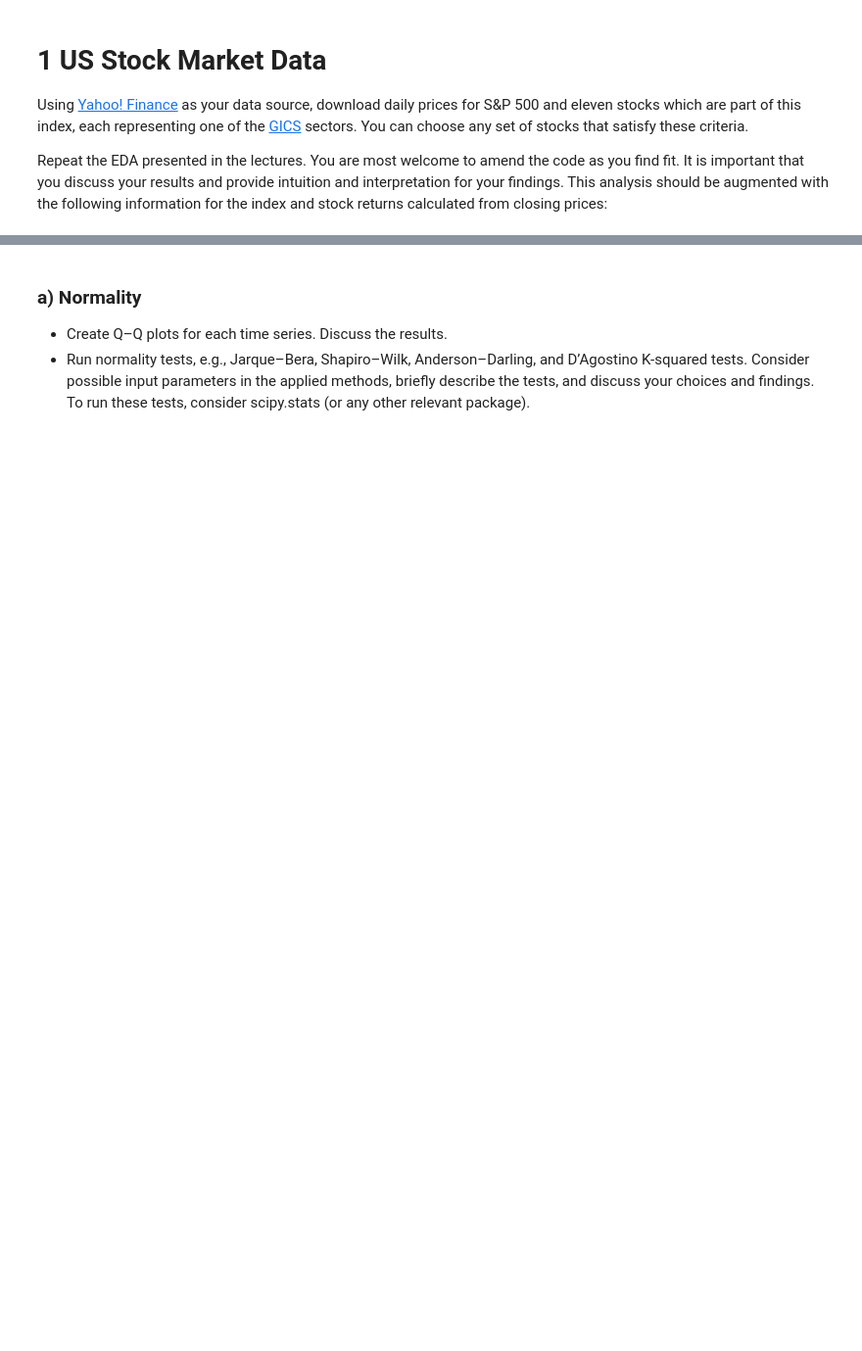
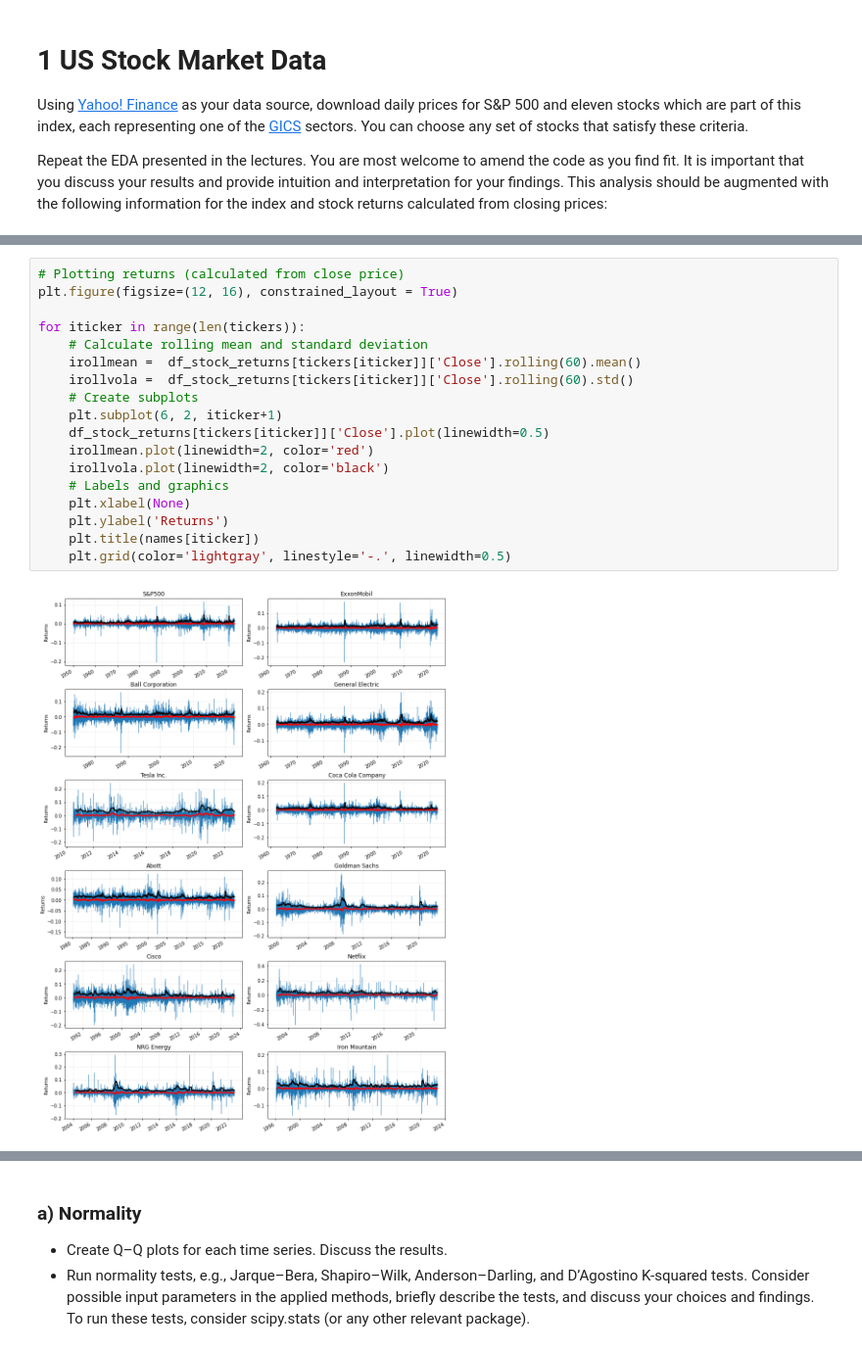
Before and after one commit to brs22/ML-HW-1, a Jupyter notebook: code.ipynb, the cells around one changed output, grey strips where cells are left out. Shown at 98% size. Drawn from its saved outputs; the diff is of its cells as text; blank space fills up the shorter version.

```diff
--- a/code.ipynb
+++ b/code.ipynb
@@ -6,0 +257,20 @@ Repeat the EDA presented in the lectures. You are most welcome to amend the code
+# %%
+# Plotting returns (calculated from close price)
+plt.figure(figsize=(12, 16), constrained_layout = True)
+
+for iticker in range(len(tickers)):
+    # Calculate rolling mean and standard deviation
+    irollmean =  df_stock_returns[tickers[iticker]]['Close'].rolling(60).mean()
+    irollvola =  df_stock_returns[tickers[iticker]]['Close'].rolling(60).std()
+    # Create subplots
+    plt.subplot(6, 2, iticker+1)
+    df_stock_returns[tickers[iticker]]['Close'].plot(linewidth=0.5)
+    irollmean.plot(linewidth=2, color='red')
+    irollvola.plot(linewidth=2, color='black')
+    # Labels and graphics
+    plt.xlabel(None)
+    plt.ylabel('Returns')
+    plt.title(names[iticker])
+    plt.grid(color='lightgray', linestyle='-.', linewidth=0.5)
+# %% [output]
+[figure, added]
```
Also changed, not shown: parts of 51 cells of this notebook.
